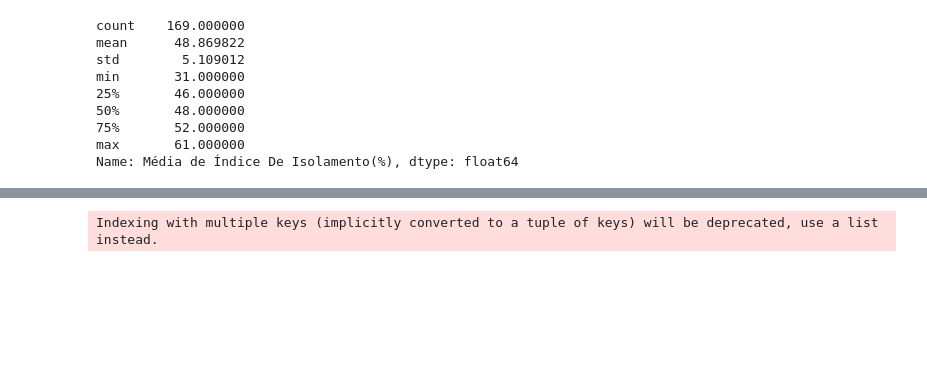
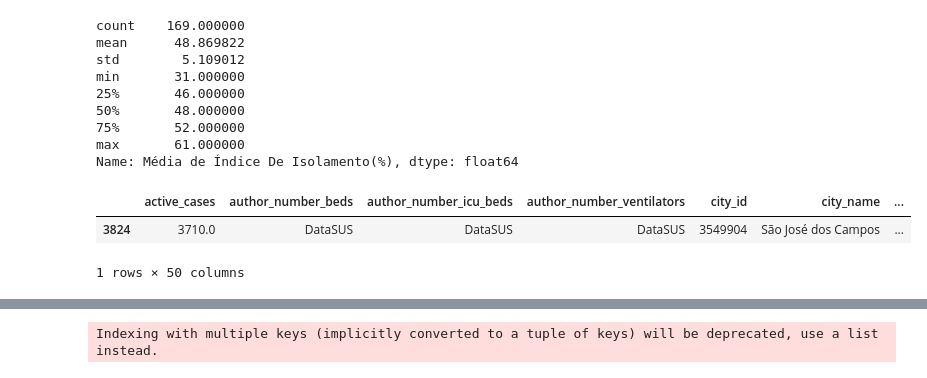
Before and after one commit to arcursino/desafio-impulso, a Jupyter notebook: analise_covid.ipynb, the cells around one changed output, grey strips where cells are left out. Cells and saved outputs as stored; diff of their text form; code cells hidden in the pictures; blank space fills up the shorter version.

```diff
--- a/analise_covid.ipynb
+++ b/analise_covid.ipynb
@@ -119,0 +125,6 @@ Name: Média de Índice De Isolamento(%), dtype: float64
+# %%
+farol_sjc.head()
+# %% [output]
+|  | active_cases | author_number_beds | author_number_icu_beds | author_number_ventilators | city_id | city_name | ... |
+| 3824 | 3710.0 | DataSUS | DataSUS | DataSUS | 3549904 | São José dos Campos | ... |
+1 rows × 50 columns
```
Also changed, not shown: parts of 7 cells of this notebook, 1 other file.
